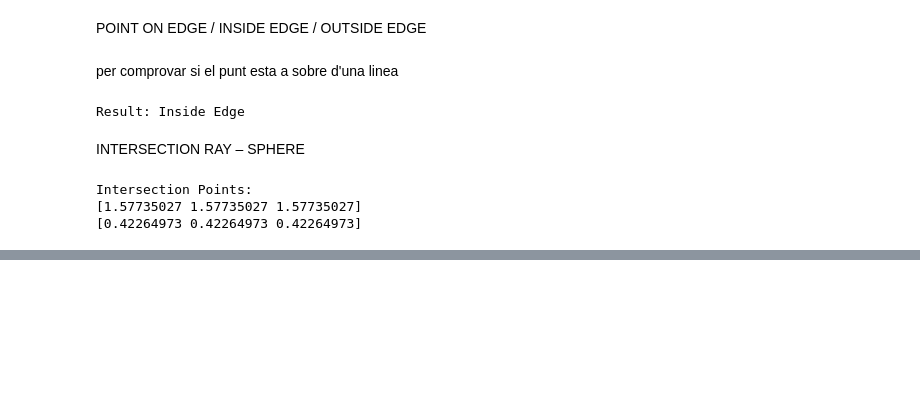
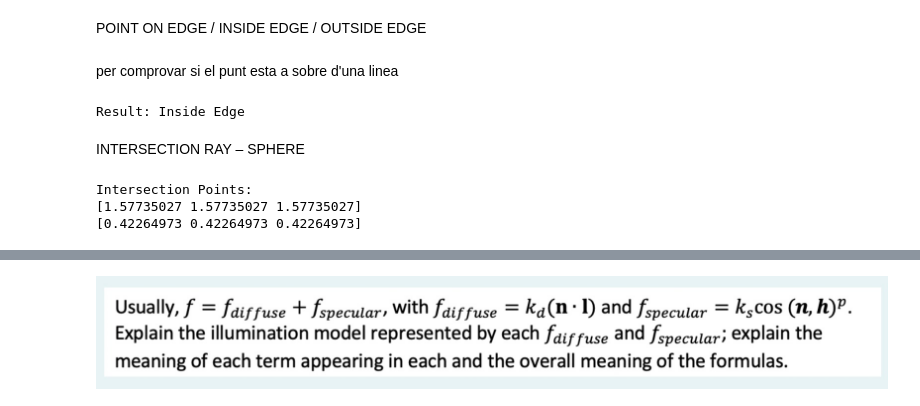
Before and after one commit to BernatRubio/MiniExams, a Jupyter notebook: miniExam1.ipynb, the cells around one changed output, grey strips where cells are left out. Saved outputs shown, nothing was run; the diff lists cells and outputs as text; code cells hidden in the pictures; blank space fills up the shorter version.

```diff
--- a/miniExam1.ipynb
+++ b/miniExam1.ipynb
@@ -217,0 +310,5 @@ Intersection Points:
+# %%
+img3 = Image.open("./Fotos/foto3.jpeg")
+display(img3)
+# %% [output]
+[figure, added]
```
Also changed, not shown: parts of 13 cells of this notebook, 7 other files.
